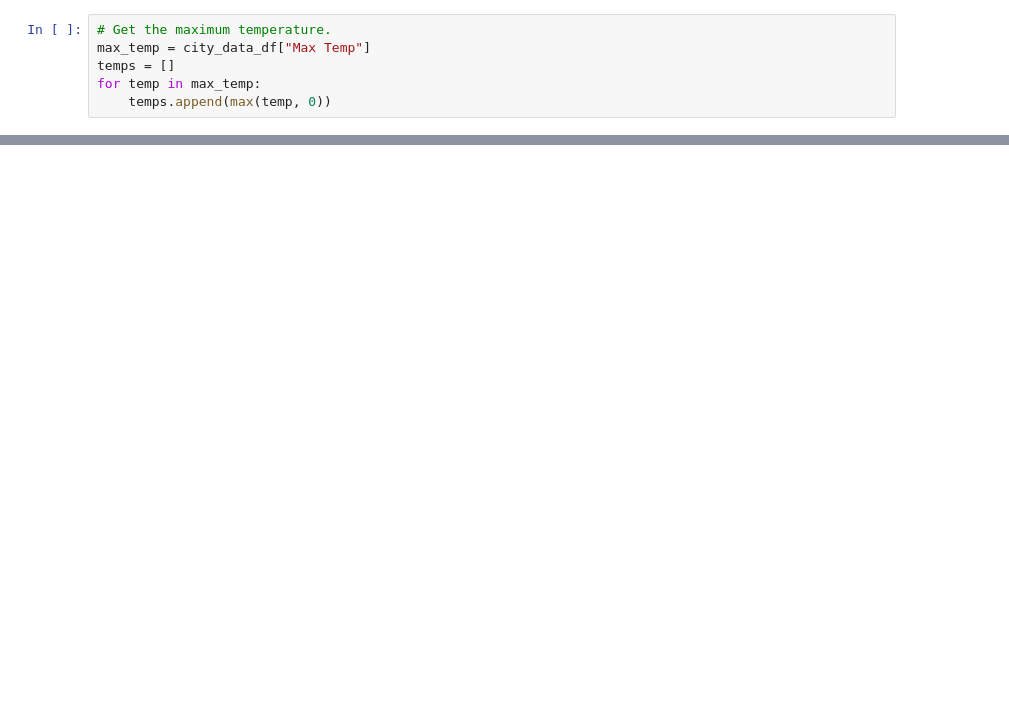
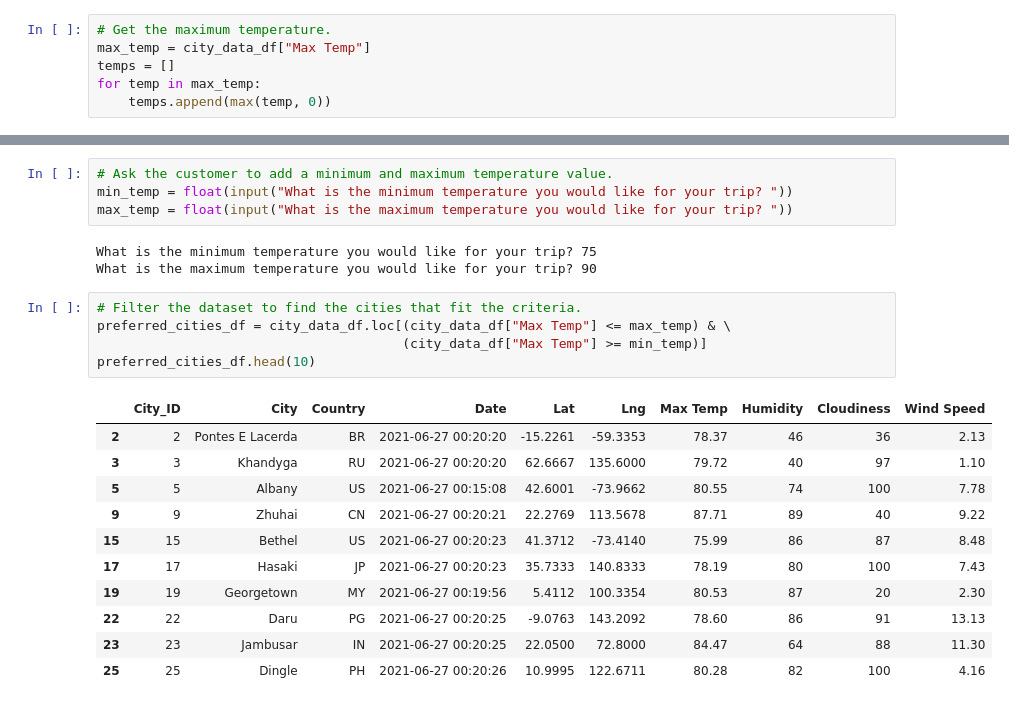
Before and after one commit to CaptCarmine/World_Weather_Analysis, a Jupyter notebook: VacationPy.ipynb, the cells around one changed output, grey strips where cells are left out. Cells and saved outputs as stored; diff of their text form; blank space fills up the shorter version.

```diff
--- a/VacationPy.ipynb
+++ b/VacationPy.ipynb
@@ -111,0 +179,24 @@ heat_layer = gmaps.heatmap_layer(locations, weights=temps)
+# %%
+# Ask the customer to add a minimum and maximum temperature value.
+min_temp = float(input("What is the minimum temperature you would like for your trip? "))
+max_temp = float(input("What is the maximum temperature you would like for your trip? "))
+# %% [output]
+What is the minimum temperature you would like for your trip? 75
+What is the maximum temperature you would like for your trip? 90
+# %%
+# Filter the dataset to find the cities that fit the criteria.
+preferred_cities_df = city_data_df.loc[(city_data_df["Max Temp"] <= max_temp) & \
+                                       (city_data_df["Max Temp"] >= min_temp)]
+preferred_cities_df.head(10)
+# %% [output]
+|  | City_ID | City | Country | Date | Lat | Lng | Max Temp | Humidity | Cloudiness | Wind Speed |
+| 2 | 2 | Pontes E Lacerda | BR | 2021-06-27 00:20:20 | -15.2261 | -59.3353 | 78.37 | 46 | 36 | 2.13 |
+| 3 | 3 | Khandyga | RU | 2021-06-27 00:20:20 | 62.6667 | 135.6000 | 79.72 | 40 | 97 | 1.10 |
+| 5 | 5 | Albany | US | 2021-06-27 00:15:08 | 42.6001 | -73.9662 | 80.55 | 74 | 100 | 7.78 |
+| 9 | 9 | Zhuhai | CN | 2021-06-27 00:20:21 | 22.2769 | 113.5678 | 87.71 | 89 | 40 | 9.22 |
+| 15 | 15 | Bethel | US | 2021-06-27 00:20:23 | 41.3712 | -73.4140 | 75.99 | 86 | 87 | 8.48 |
+| 17 | 17 | Hasaki | JP | 2021-06-27 00:20:23 | 35.7333 | 140.8333 | 78.19 | 80 | 100 | 7.43 |
+| 19 | 19 | Georgetown | MY | 2021-06-27 00:19:56 | 5.4112 | 100.3354 | 80.53 | 87 | 20 | 2.30 |
+| 22 | 22 | Daru | PG | 2021-06-27 00:20:25 | -9.0763 | 143.2092 | 78.60 | 86 | 91 | 13.13 |
+| 23 | 23 | Jambusar | IN | 2021-06-27 00:20:25 | 22.0500 | 72.8000 | 84.47 | 64 | 88 | 11.30 |
+| 25 | 25 | Dingle | PH | 2021-06-27 00:20:26 | 10.9995 | 122.6711 | 80.28 | 82 | 100 | 4.16 |
```
Also changed, not shown: parts of 23 cells of this notebook.
